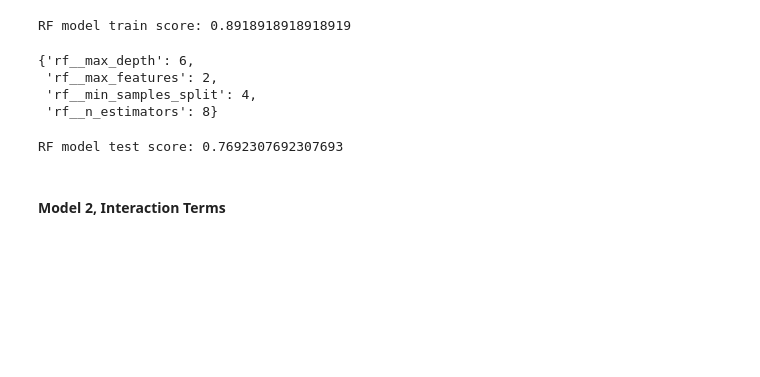
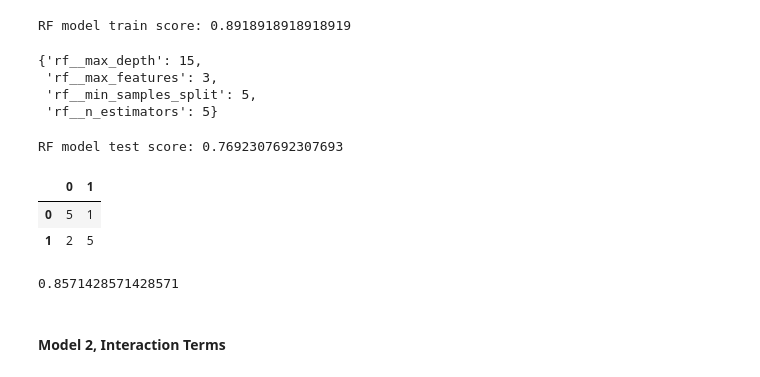
Before and after one commit to boom-deva/Capstone1, a Jupyter notebook: code/Modeling/Modeling and Evaluation.ipynb, the cells around one changed output. Cells and saved outputs as stored; diff of their text form; code cells hidden in the pictures; blank space fills up the shorter version.

```diff
--- a/code/Modeling/Modeling and Evaluation.ipynb
+++ b/code/Modeling/Modeling and Evaluation.ipynb
@@ -87,3 +87,8 @@ param_grid = {'rf__n_estimators':[4,5,8,25,50,60,100,150,200,250,500],
+# %%
+param_grid = {'rf__n_estimators':[4,5,8],
+             'rf__min_samples_split': [4,5,6],
+             'rf__max_features': [2,3,4,5,6],
+             'rf__max_depth': [6,8,10,15,20,50,100,200]}
 # %%
 rf_grid = GridSearchCV(pipe, param_grid, cv=5, n_jobs=2)
 # %% [markdown]
@@ -97,14 +102,26 @@ RF model train score: 0.8918918918918919
 # %%
 rf_grid.best_params_
 # %% [output]
-{'rf__max_depth': 6,
- 'rf__max_features': 2,
- 'rf__min_samples_split': 4,
- 'rf__n_estimators': 8}
+{'rf__max_depth': 15,
+ 'rf__max_features': 3,
+ 'rf__min_samples_split': 5,
+ 'rf__n_estimators': 5}
 # %%
 print(f"RF model test score: {rf_grid.score(X_test,y_test)}")
 # %% [output]
 RF model test score: 0.7692307692307693
+# %%
+rf_preds = rf_grid.predict(X_test)
+# %%
+pd.DataFrame(confusion_matrix(rf_preds, y_test))
+# %% [output]
+|  | 0 | 1 |
+| 0 | 5 | 1 |
+| 1 | 2 | 5 |
+# %%
+6/7
+# %% [output]
+0.8571428571428571
 # %% [markdown]
 #### Model 2, Interaction Terms
 # %%
```
Also changed, not shown: parts of 30 cells of this notebook, 1 other file.
